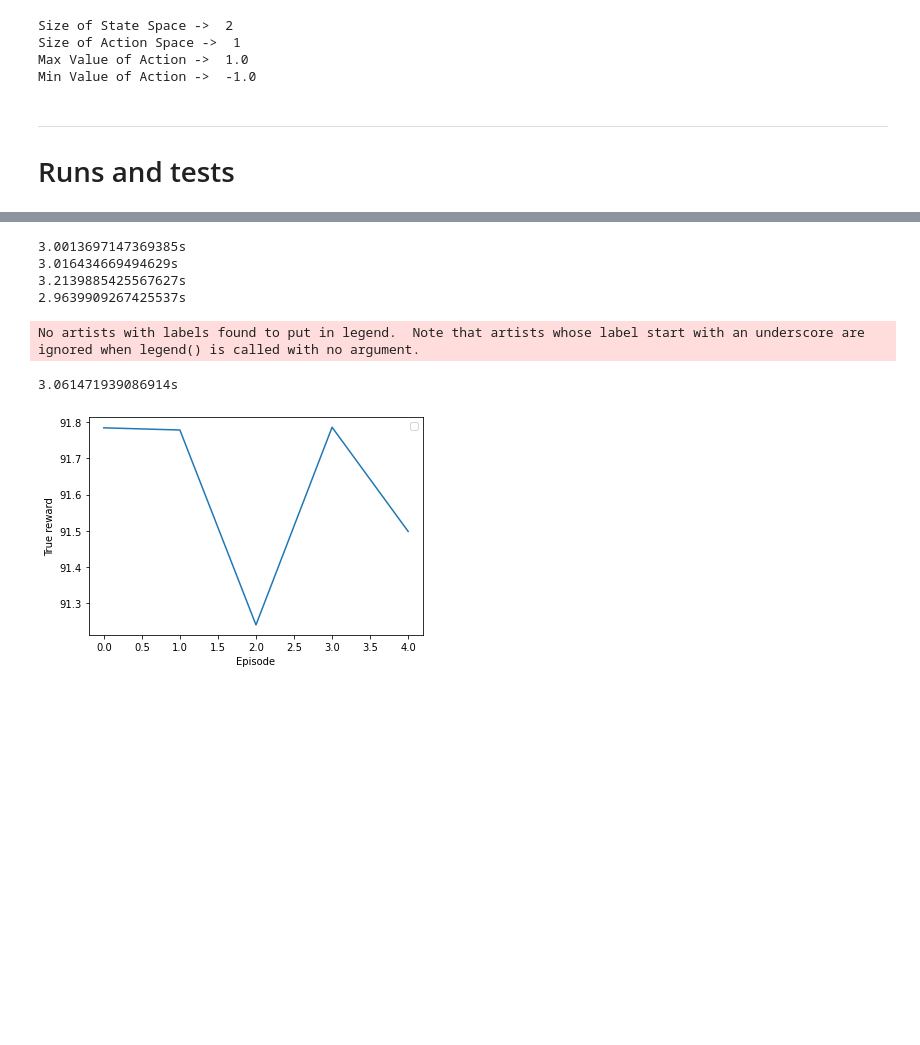
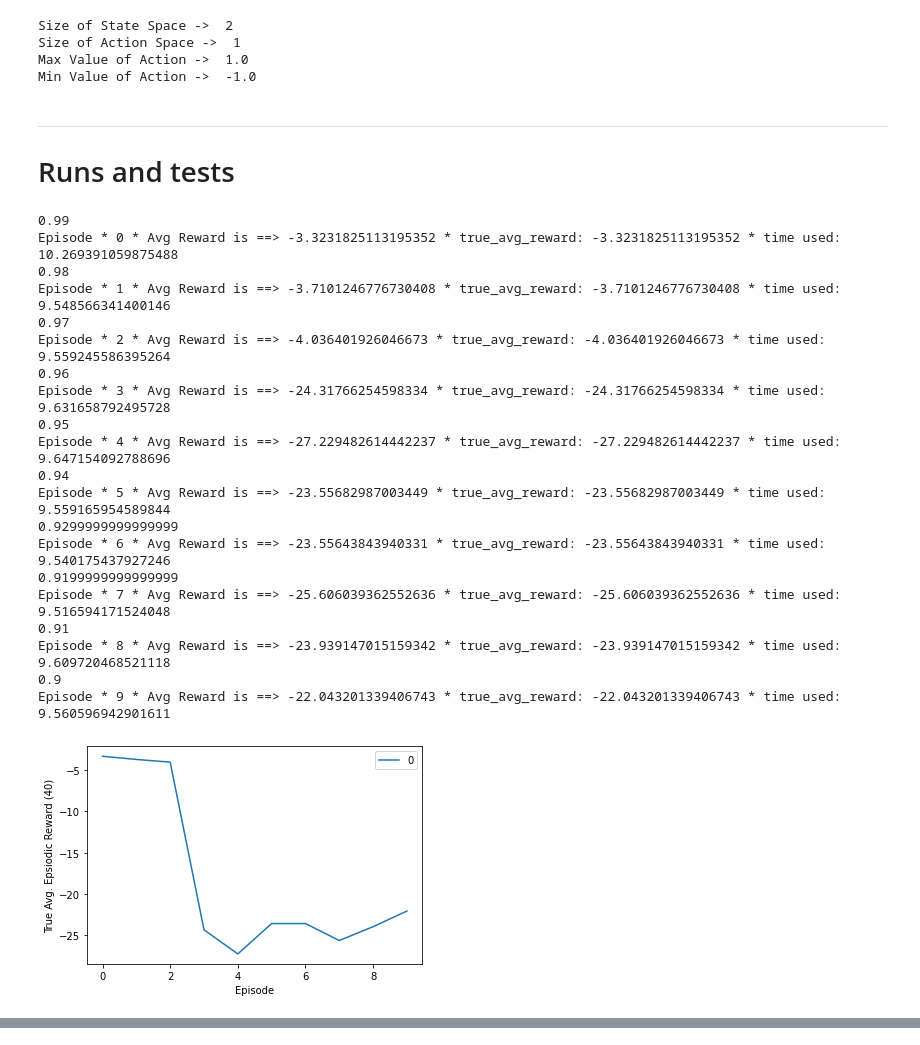
Before and after one commit to mnbvmnbv2/Mountain-Car, a Jupyter notebook: Car.ipynb, the cells around one changed output, grey strips where cells are left out. Drawn from its saved outputs; the diff is of its cells as text; code cells hidden in the pictures; blank space fills up the shorter version.

Commit message:
Working functions for params

```diff
--- a/Car.ipynb
+++ b/Car.ipynb
@@ -204,3 +204,6 @@ class Agent:
             legal_action = np.clip(sampled_actions, lower_bound, upper_bound)
 
             return [np.squeeze(legal_action)]
+# %%
+def fixed(x, episode):
+    return x
@@ -208,7 +215,9 @@ class Agent:
 def run(total_trials=3, total_episodes=100, use_curve=False, curve_scale=1, use_momentum=False,
                 buffer_capacity=50000, batch_size=64, std_dev=0.2, critic_lr=0.002, render=False,
                 actor_lr=0.001, gamma=0.99, tau=0.005, noise_mult=1, save_weights=False, directory='Weights/',
-               actor_name='car_actor', critic_name='car_critic'):
+               actor_name='car_actor', critic_name='car_critic',
+               gamma_func=fixed, tau_func=fixed, critic_lr_func=fixed, actor_lr_func=fixed,
+                noise_mult_func=fixed, std_dev_func=fixed):
     # To store reward history of each episode
     ep_reward_list = []
     # To store average reward history of last few episodes
@@ -230,6 +239,15 @@ def run(total_trials=3, total_episodes=100, use_curve=False, curve_scale=1, use_
                 critic_lr=critic_lr, actor_lr=actor_lr, gamma=gamma, tau=tau)
 
         for ep in range(total_episodes):
+            # functions for different parameters
+            agent.gamma = gamma_func(gamma, ep)
+            agent.tau = tau_func(tau, ep)
+            agent.critic_lr = critic_lr_func(critic_lr, ep)
+            agent.actor_lr = actor_lr_func(actor_lr, ep)
+            agent.noise_mult = noise_mult_func(noise_mult, ep)
+            agent.std_dev = std_dev_func(std_dev, ep)
+            print(agent.gamma)
+
             # Used for time benchmarking
             before = time.time()
 
@@ -346,3 +326,0 @@ def test(total_episodes=100, actor_weights='Weights/car_actor-trial0.h5', render
-# %% [markdown]
----
-# Runs and tests
@@ -349,3 +364,33 @@ def test(total_episodes=100, actor_weights='Weights/car_actor-trial0.h5', render
+# %% [markdown]
+---
+# Runs and tests
+# %%
+def a(b, ep):
+    return b- ep/100
+# %%
+run(total_trials=1, total_episodes=10, gamma_func=a)
+# %% [output]
+0.99
+Episode * 0 * Avg Reward is ==> -3.3231825113195352 * true_avg_reward: -3.3231825113195352 * time used: 10.269391059875488
+0.98
+Episode * 1 * Avg Reward is ==> -3.7101246776730408 * true_avg_reward: -3.7101246776730408 * time used: 9.548566341400146
+0.97
+Episode * 2 * Avg Reward is ==> -4.036401926046673 * true_avg_reward: -4.036401926046673 * time used: 9.559245586395264
+0.96
+Episode * 3 * Avg Reward is ==> -24.31766254598334 * true_avg_reward: -24.31766254598334 * time used: 9.631658792495728
+0.95
+Episode * 4 * Avg Reward is ==> -27.229482614442237 * true_avg_reward: -27.229482614442237 * time used: 9.647154092788696
+0.94
+Episode * 5 * Avg Reward is ==> -23.55682987003449 * true_avg_reward: -23.55682987003449 * time used: 9.559165954589844
+0.9299999999999999
+Episode * 6 * Avg Reward is ==> -23.55643843940331 * true_avg_reward: -23.55643843940331 * time used: 9.540175437927246
+0.9199999999999999
+Episode * 7 * Avg Reward is ==> -25.606039362552636 * true_avg_reward: -25.606039362552636 * time used: 9.516594171524048
+0.91
+Episode * 8 * Avg Reward is ==> -23.939147015159342 * true_avg_reward: -23.939147015159342 * time used: 9.609720468521118
+0.9
+Episode * 9 * Avg Reward is ==> -22.043201339406743 * true_avg_reward: -22.043201339406743 * time used: 9.560596942901611
+[figure, added]
 # %%
 run(total_trials=1, total_episodes=25, use_momentum=True, save_weights=True)
 # %% [output]
@@ -369,13 +414,3 @@ Episode * 24 * Avg Reward is ==> -24.517505810207204 * true_avg_reward: 59.70150
 [figure]
 # %%
 run(total_trials=1, total_episodes=100, use_momentum=True)
-# %%
-test(total_episodes=5, render=True)
-# %% [output]
-3.0013697147369385s
-3.016434669494629s
-3.2139885425567627s
-2.9639909267425537s
-No artists with labels found to put in legend.  Note that artists whose label start with an underscore are ignored when legend() is called with no argument.
-3.061471939086914s
-[figure, removed]
```
Also changed, not shown: parts of 4 cells of this notebook.
